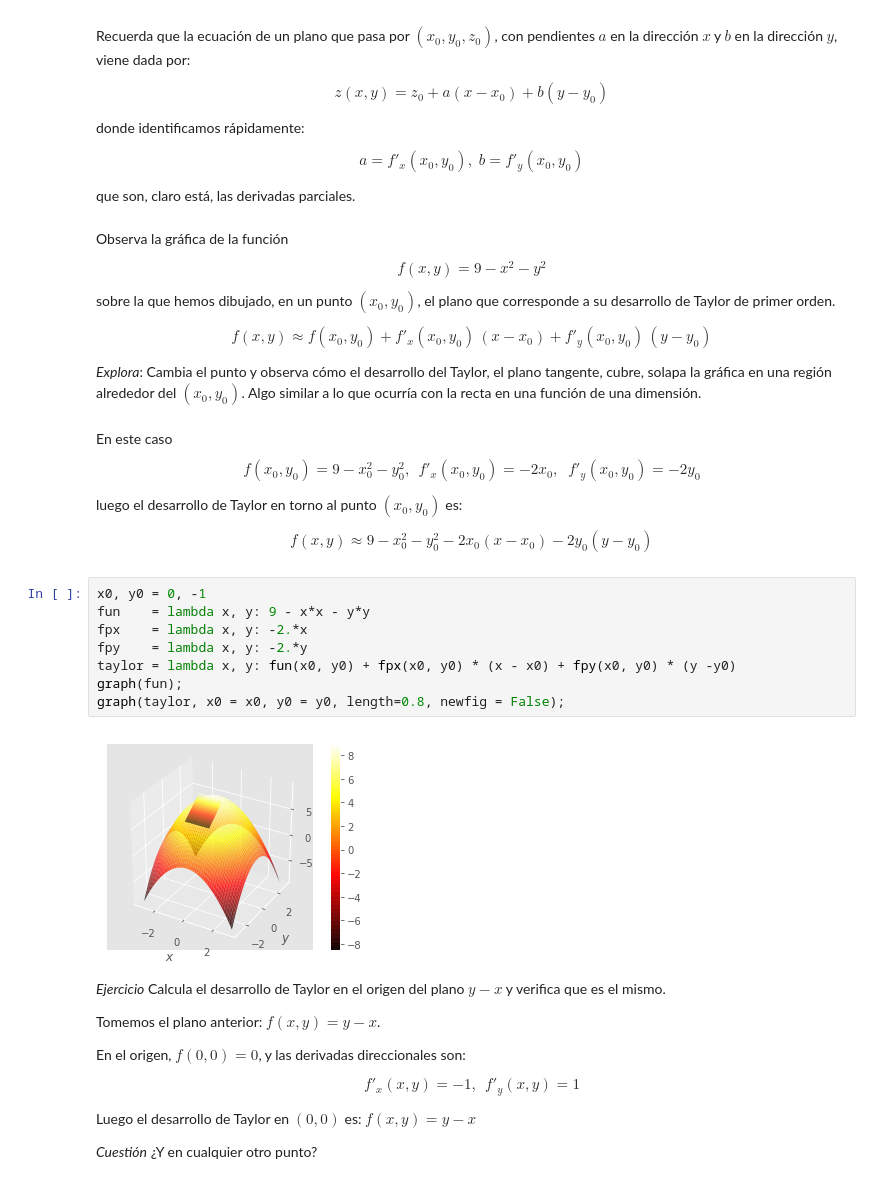
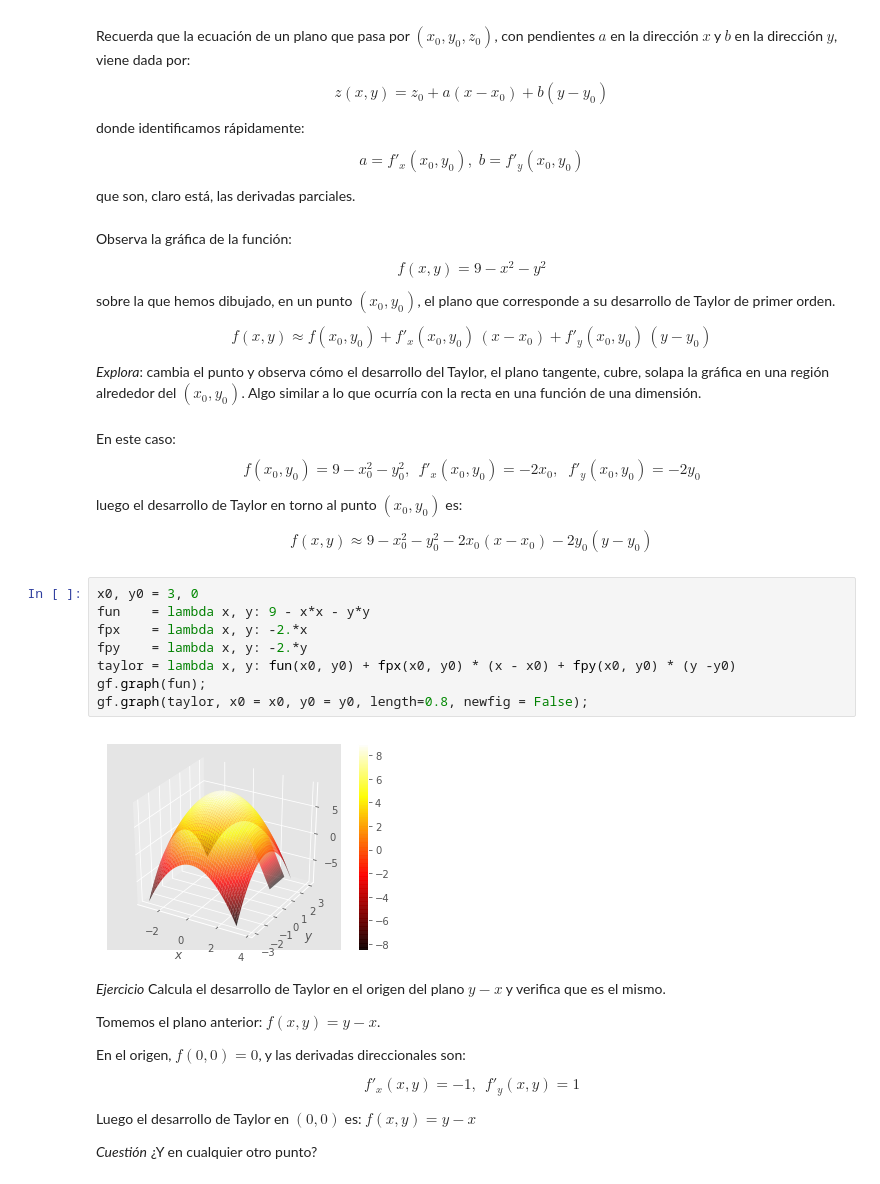
Before and after one commit to jahernando/USC-MMIII, a Jupyter notebook: tderivadas_direccional_diferencial.ipynb, the cells around one changed output. Saved outputs shown, nothing was run; the diff lists cells and outputs as text.

```diff
--- a/tderivadas_direccional_diferencial.ipynb
+++ b/tderivadas_direccional_diferencial.ipynb
@@ -514,7 +447,7 @@ $$
 
 que son, claro está, las derivadas parciales.
 # %% [markdown]
-Observa la gráfica de la función
+Observa la gráfica de la función:
 
 $$
 f(x, y) = 9 -x^2 - y^2
@@ -526,10 +459,10 @@ $$
 f(x, y) \approx f(x_0, y_0) + f'_x(x_0, y_0) \,  (x-x_0) + f'_y(x_0, y_0) \,( y - y_0)
 $$
 
-*Explora*: Cambia el punto y observa cómo el desarrollo del Taylor, el plano tangente, cubre, solapa la gráfica en una región alrededor del $(x_0, y_0)$. Algo similar a lo que ocurría con la recta en una función de una dimensión.
+*Explora*: cambia el punto y observa cómo el desarrollo del Taylor, el plano tangente, cubre, solapa la gráfica en una región alrededor del $(x_0, y_0)$. Algo similar a lo que ocurría con la recta en una función de una dimensión.
 # %% [markdown]
 
-En este caso
+En este caso:
 $$
 f(x_0, y_0) = 9 -x^2_0 - y^2_0, \;\, f'_x(x_0, y_0) = -2 x_0, \;\; f'_y(x_0, y_0) = -2 y_0
 $$
@@ -540,15 +473,15 @@ $$
 f(x, y) \approx 9 -x^2_0 - y^2_0 - 2 x_0 (x - x_0) - 2 y_0 ( y - y_0)
 $$
 # %%
-x0, y0 = 0, -1
+x0, y0 = 3, 0
 fun    = lambda x, y: 9 - x*x - y*y
 fpx    = lambda x, y: -2.*x
 fpy    = lambda x, y: -2.*y
 taylor = lambda x, y: fun(x0, y0) + fpx(x0, y0) * (x - x0) + fpy(x0, y0) * (y -y0)
-graph(fun);
-graph(taylor, x0 = x0, y0 = y0, length=0.8, newfig = False);
+gf.graph(fun);
+gf.graph(taylor, x0 = x0, y0 = y0, length=0.8, newfig = False);
 # %% [output]
-[figure, old version]
+[figure, new version]
 # %% [markdown]
 *Ejercicio* Calcula el desarrollo de Taylor en el origen del plano $y -x$ y verifica que es el mismo.
 
```
Also changed, not shown: parts of 31 cells of this notebook, 3 other files.
